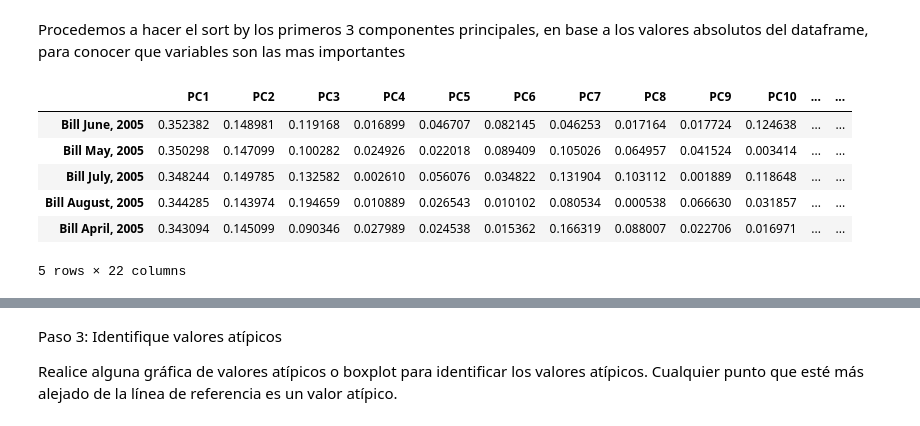
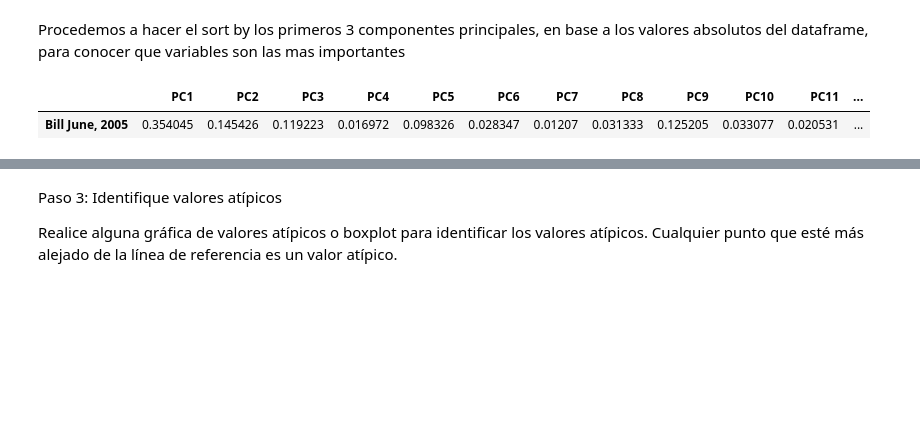
Before and after one commit to PosgradoMNA/actividades-del-projecto-equipo_167, a Jupyter notebook: Actividad Semanal -- 4.ipynb, the cells around one changed output, grey strips where cells are left out. Drawn from its saved outputs; the diff is of its cells as text; code cells hidden in the pictures; blank space fills up the shorter version.

```diff
--- a/Actividad Semanal -- 4.ipynb
+++ b/Actividad Semanal -- 4.ipynb
@@ -200,6 +199,10 @@ from sklearn import preprocessing
 from sklearn.preprocessing import StandardScaler
 scaler = StandardScaler()
 
+df_normalized = df_eliminacion_por_lista.copy()
+
+#La variable dependiente no se debe de considerar en el dataset de PCA
+df_normalized.drop(columns='Y',inplace=True)
 
 df_normalized.iloc[:,0:] = scaler.fit_transform(df_normalized.iloc[:,0:].to_numpy())
 df_normalized
@@ -233,7 +236,7 @@ import numpy as np
 from sklearn.decomposition import PCA
 
 pcs = PCA()
-pcs.fit(df_normalized.dropna(axis=0))
+pcs.fit(df_normalized)
 pcsSummary_df = pd.DataFrame({'Standard deviation': np.sqrt(pcs.explained_variance_),
                              'Proportion of variance': pcs.explained_variance_ratio_,
                              'Cumulative proportion': np.cumsum(pcs.explained_variance_ratio_)
@@ -301,8 +304,8 @@ Nota: Cuanto mayor sea el valor absoluto del coeficiente, más importante será
 # %%
 pcsComponents_df = pd.DataFrame(pcs.components_.transpose(),
                                 columns = pcsSummary_df.columns,
-                                index = df_eliminacion_por_lista.columns
+                                index = df_normalized.columns
                                 )
-pcsComponents_df.iloc[:,:12].head()
+pcsComponents_df.iloc[:,:11].head()
 #pcsComponents_df.sort_values(by='PC2', inplace=False, ascending=False)
 # %% [output]
@@ -316,14 +319,9 @@ pcsComponents_df.iloc[:,:12].head()
 Procedemos a hacer el sort by los primeros 3 componentes principales, en base a los valores absolutos del dataframe, para conocer que variables son las mas importantes
 # %%
 df_sorted_PC1 = pcsComponents_df.abs()
-df_sorted_PC1.sort_values(by='PC1',ascending=0).head()
+df_sorted_PC1.sort_values(by='PC1',ascending=0).head(1)
 # %% [output]
-|  | PC1 | PC2 | PC3 | PC4 | PC5 | PC6 | PC7 | PC8 | PC9 | PC10 | ... | ... |
-| Bill June, 2005 | 0.352382 | 0.148981 | 0.119168 | 0.016899 | 0.046707 | 0.082145 | 0.046253 | 0.017164 | 0.017724 | 0.124638 | ... | ... |
-| Bill May, 2005 | 0.350298 | 0.147099 | 0.100282 | 0.024926 | 0.022018 | 0.089409 | 0.105026 | 0.064957 | 0.041524 | 0.003414 | ... | ... |
-| Bill July, 2005 | 0.348244 | 0.149785 | 0.132582 | 0.002610 | 0.056076 | 0.034822 | 0.131904 | 0.103112 | 0.001889 | 0.118648 | ... | ... |
-| Bill August, 2005 | 0.344285 | 0.143974 | 0.194659 | 0.010889 | 0.026543 | 0.010102 | 0.080534 | 0.000538 | 0.066630 | 0.031857 | ... | ... |
-| Bill April, 2005 | 0.343094 | 0.145099 | 0.090346 | 0.027989 | 0.024538 | 0.015362 | 0.166319 | 0.088007 | 0.022706 | 0.016971 | ... | ... |
+|  | PC1 | PC2 | PC3 | PC4 | PC5 | PC6 | PC7 | PC8 | PC9 | PC10 | PC11 | ... |
+| Bill June, 2005 | 0.354045 | 0.145426 | 0.119223 | 0.016972 | 0.098326 | 0.028347 | 0.01207 | 0.031333 | 0.125205 | 0.033077 | 0.020531 | ... |
-5 rows × 22 columns
 # %%
 df_sorted_PC2 = pcsComponents_df.abs()
```
Also changed, not shown: parts of 23 cells of this notebook.
